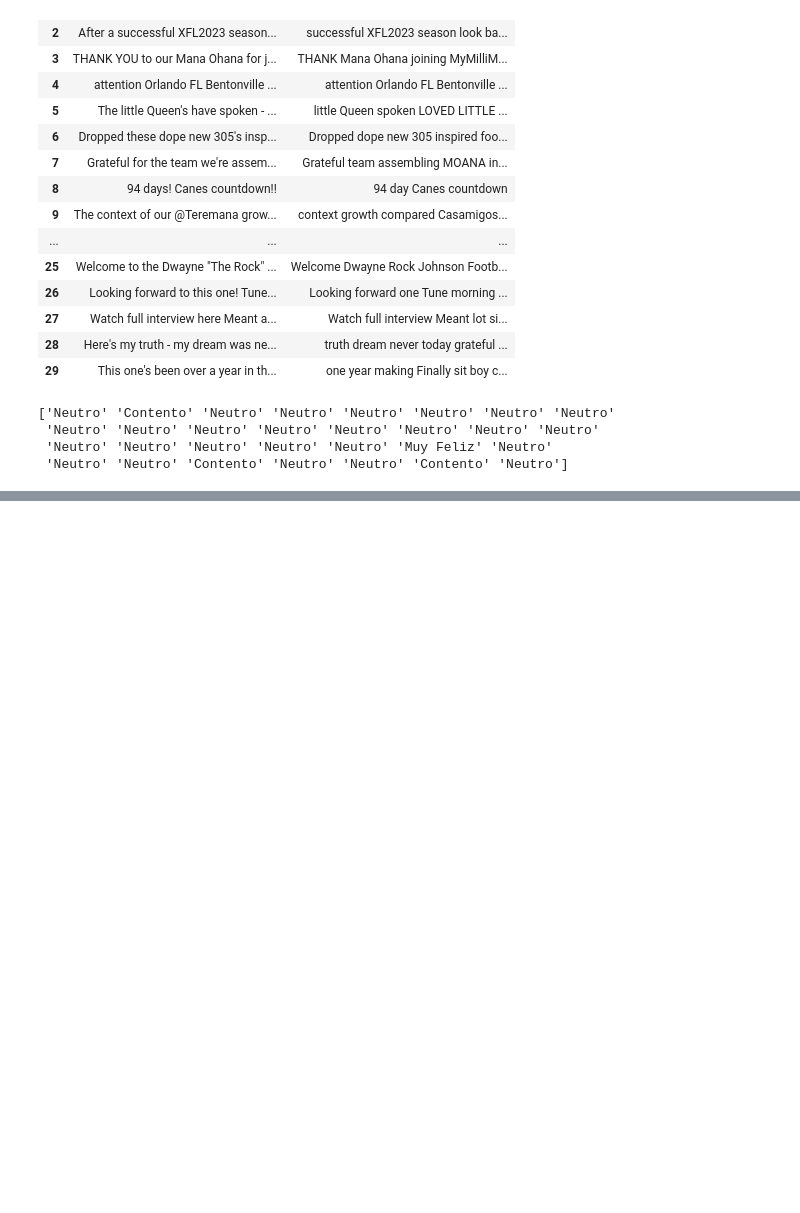
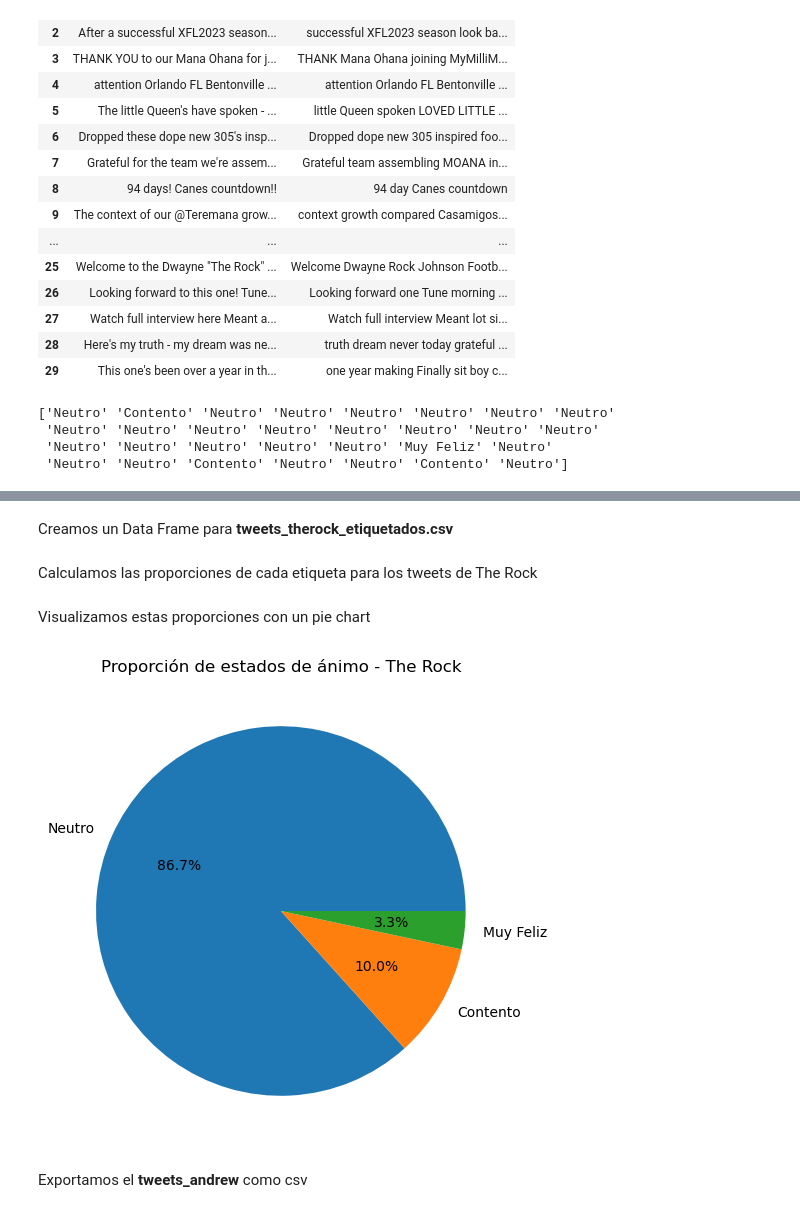
Before and after one commit to Antonio23337/Analisis-Sentimientos, a Jupyter notebook: recopilar_tweets.ipynb, the cells around one changed output, grey strips where cells are left out. Drawn from its saved outputs; the diff is of its cells as text; code cells hidden in the pictures; blank space fills up the shorter version.

```diff
--- a/recopilar_tweets.ipynb
+++ b/recopilar_tweets.ipynb
@@ -574,0 +605,19 @@ tweets_therock
+# %% [markdown]
+Creamos un Data Frame para **tweets_therock_etiquetados.csv**
+# %%
+df_therock = pd.read_csv('tweets_therock_etiquetados.csv')
+# %% [markdown]
+Calculamos las proporciones de cada etiqueta para los tweets de The Rock
+# %%
+prop_therock = df_therock['prediccion'].value_counts(normalize=True)
+# %% [markdown]
+Visualizamos estas proporciones con un pie chart
+# %%
+plt.figure(figsize=(6, 6))
+plt.pie(prop_therock, labels=prop_therock.index, autopct='%1.1f%%')
+plt.title('Proporción de estados de ánimo - The Rock')
+plt.show()
+# %% [output]
+[figure, added]
+# %% [markdown]
+Exportamos el **tweets_andrew** como csv
```
Also changed, not shown: parts of 19 cells of this notebook, 2 other files.
